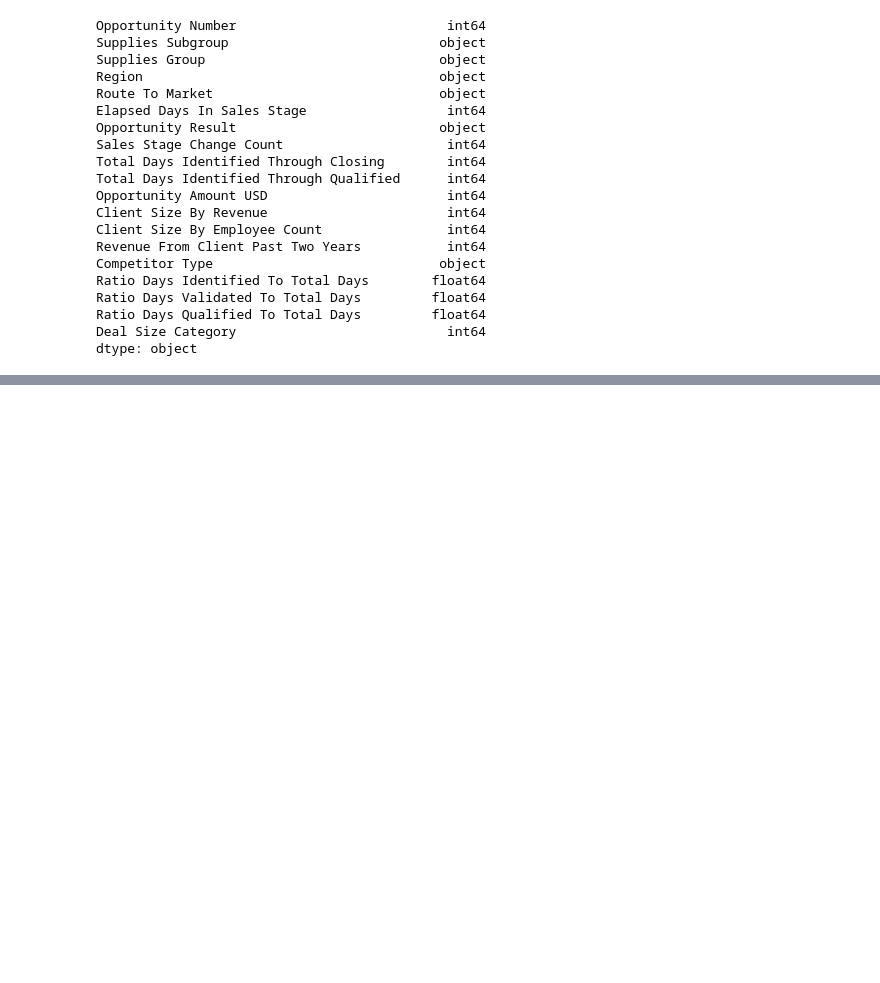
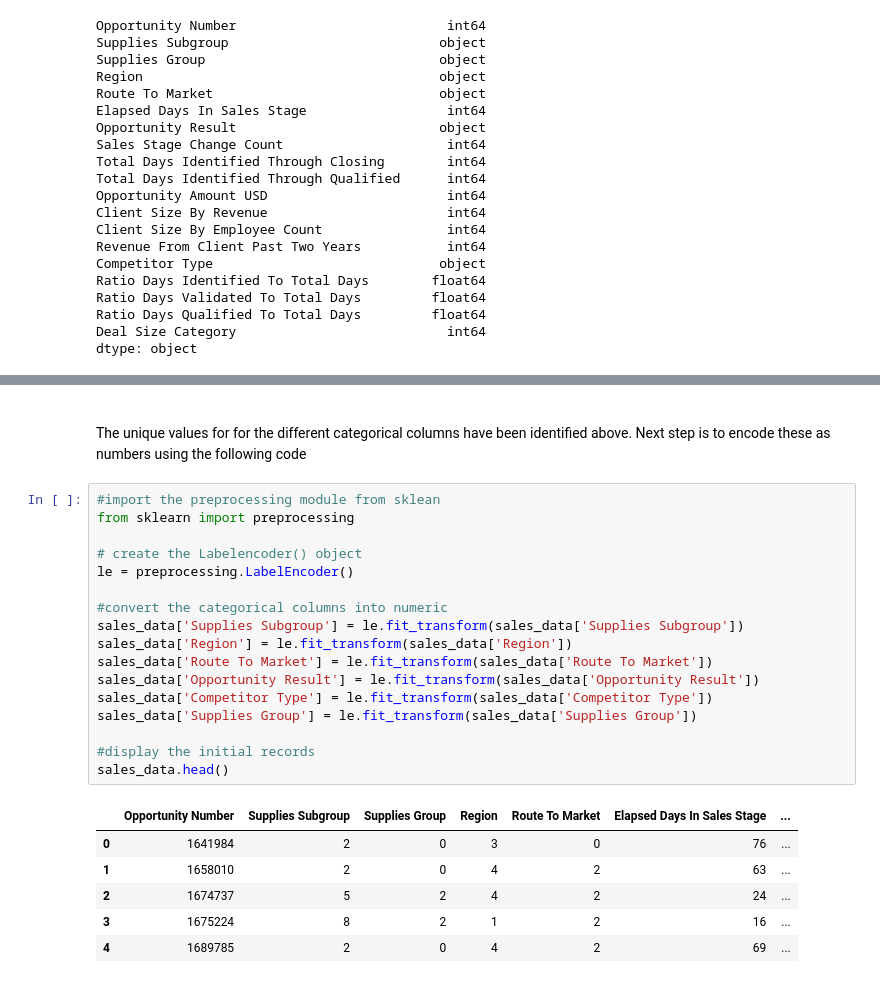
Before and after one commit to killfoley/ML-and-Stats, a Jupyter notebook: scikit-learn.ipynb, the cells around one changed output, grey strips where cells are left out. Saved outputs shown, nothing was run; the diff lists cells and outputs as text; blank space fills up the shorter version.

```diff
--- a/scikit-learn.ipynb
+++ b/scikit-learn.ipynb
@@ -88,0 +112,26 @@ plt.show()
+# %% [markdown]
+<br>The unique values for for the different categorical columns have been identified above. Next step is to encode these as numbers using the following code
+# %%
+#import the preprocessing module from sklean
+from sklearn import preprocessing
+
+# create the Labelencoder() object
+le = preprocessing.LabelEncoder()
+
+#convert the categorical columns into numeric
+sales_data['Supplies Subgroup'] = le.fit_transform(sales_data['Supplies Subgroup'])
+sales_data['Region'] = le.fit_transform(sales_data['Region'])
+sales_data['Route To Market'] = le.fit_transform(sales_data['Route To Market'])
+sales_data['Opportunity Result'] = le.fit_transform(sales_data['Opportunity Result'])
+sales_data['Competitor Type'] = le.fit_transform(sales_data['Competitor Type'])
+sales_data['Supplies Group'] = le.fit_transform(sales_data['Supplies Group'])
+
+#display the initial records
+sales_data.head()
+# %% [output]
+|  | Opportunity Number | Supplies Subgroup | Supplies Group | Region | Route To Market | Elapsed Days In Sales Stage | ... |
+| 0 | 1641984 | 2 | 0 | 3 | 0 | 76 | ... |
+| 1 | 1658010 | 2 | 0 | 4 | 2 | 63 | ... |
+| 2 | 1674737 | 5 | 2 | 4 | 2 | 24 | ... |
+| 3 | 1675224 | 8 | 2 | 1 | 2 | 16 | ... |
+| 4 | 1689785 | 2 | 0 | 4 | 2 | 69 | ... |
```
Also changed, not shown: parts of 14 cells of this notebook.
